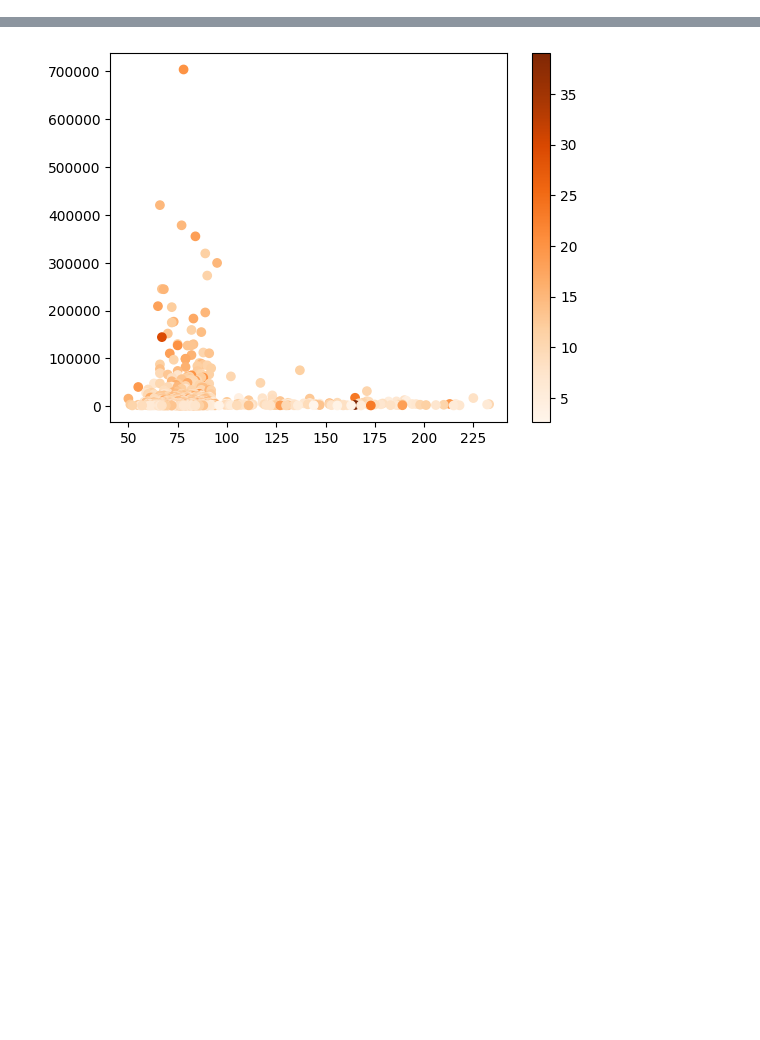
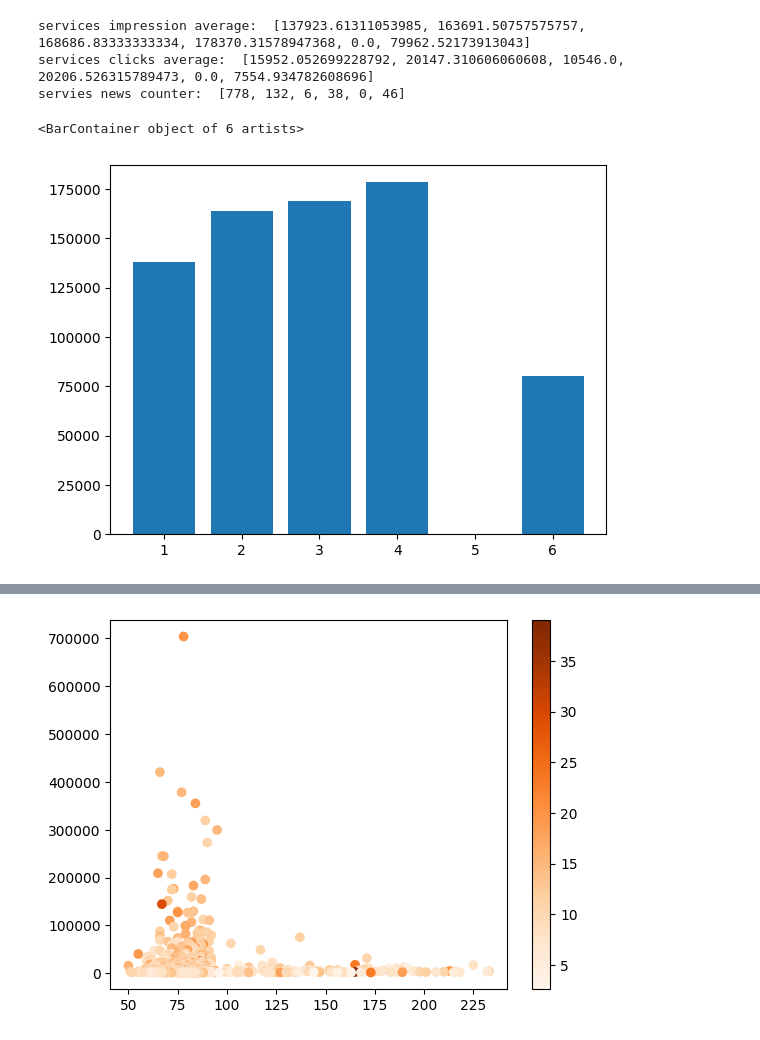
Before and after one commit to shalchianmh/statistic_charts, a Jupyter notebook: data_analyse/test.ipynb, the cells around one changed output, grey strips where cells are left out. Saved outputs shown, nothing was run; the diff lists cells and outputs as text; code cells hidden in the pictures; blank space fills up the shorter version.

Commit message:
making initial variables

```diff
--- a/data_analyse/test.ipynb
+++ b/data_analyse/test.ipynb
@@ -12,3 +19,36 @@ for i in range(len(data[3])):
+# %%
+# important variables
+service_impression_average = [0 for i in range(6)]
+service_clicks_average = [0 for i in range(6)]
+service_news_counter = [0 for i in range(6)]
+services_code = [1, 2, 3, 4, 5, 6]
+
+# service impression average calculate
+for i in range(len(data[2])):
+    service_impression_average[data[4][i] - 1] += data[2][i]
+    service_news_counter[data[4][i] - 1] += 1
+for i in range(len(service_impression_average)):
+    service_impression_average[i] /= service_news_counter[i] if service_news_counter[i] != 0 else 1
+
+# service click impression average calculate
+for i in range(len(data[1])):
+    service_clicks_average[data[4][i] - 1] += data[1][i]
+for i in range(len(service_clicks_average)):
+    service_clicks_average[i] /= service_news_counter[i] if service_news_counter[i] != 0 else 1
+
+
+print("services impression average: ", service_impression_average)
+print("services clicks average: " , service_clicks_average)
+print("servies news counter: ", service_news_counter)
+# %% [output]
+services impression average:  [137923.61311053985, 163691.50757575757, 168686.83333333334, 178370.31578947368, 0.0, 79962.52173913043]
+services clicks average:  [15952.052699228792, 20147.310606060608, 10546.0, 20206.526315789473, 0.0, 7554.934782608696]
+servies news counter:  [778, 132, 6, 38, 0, 46]
+# %%
+plt.bar(services_code, service_impression_average)
+# %% [output]
+<BarContainer object of 6 artists>
+[figure, added]
 # %%
 x = data[2]
 y = data[1]
```
Also changed, not shown: parts of 3 cells of this notebook.
